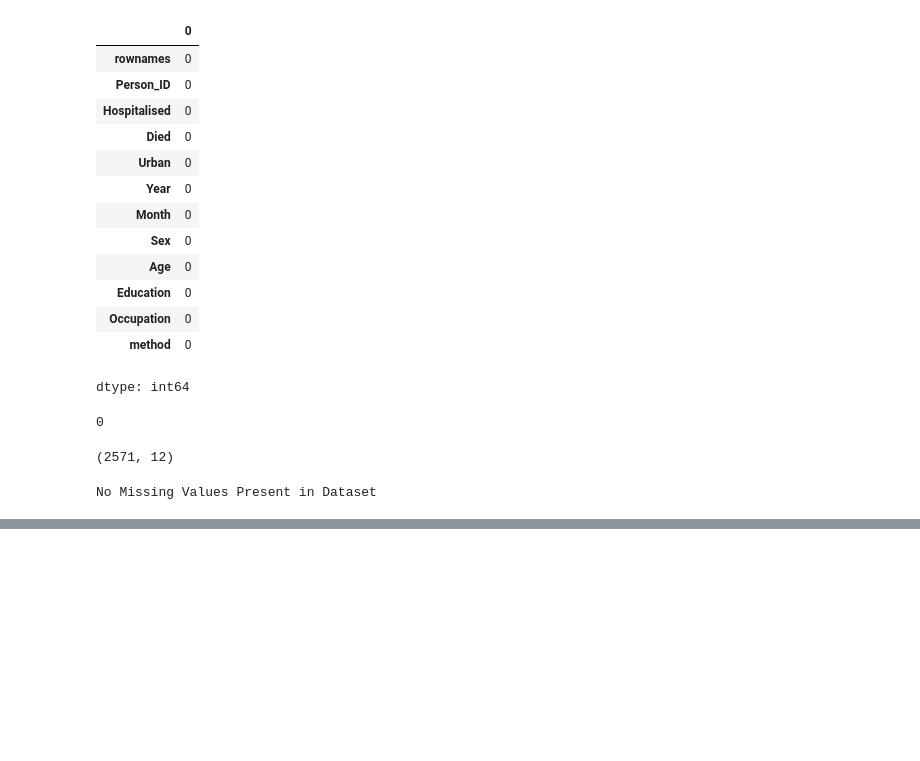
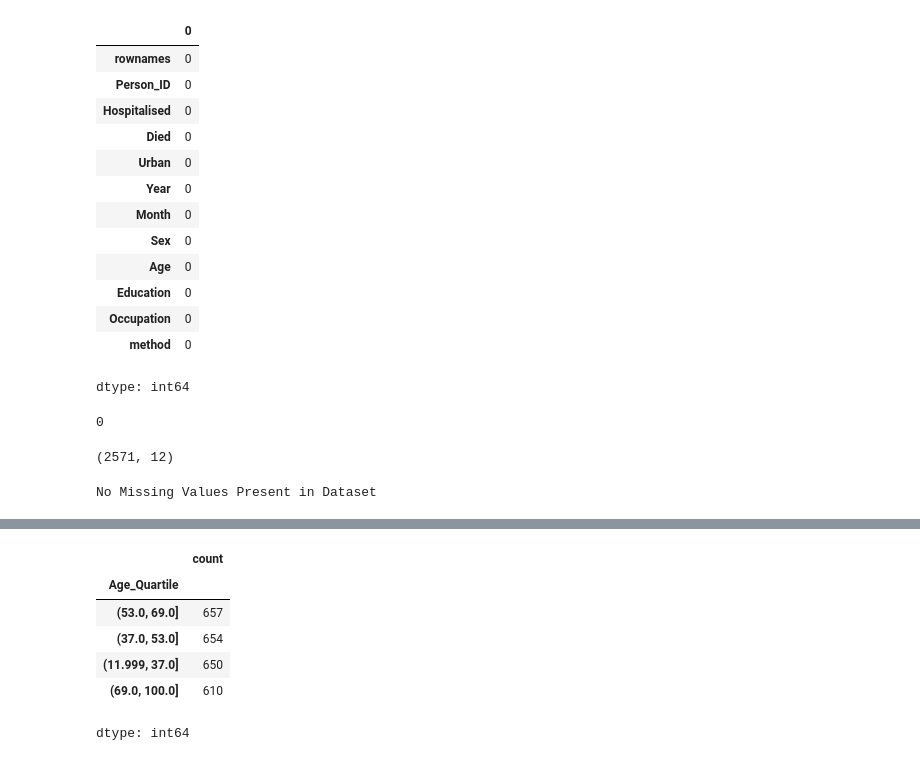
Before and after one commit to kyogeshsagar/K_YOGESH_SAGAR, a Jupyter notebook: EDA_Phase1.ipynb, the cells around one changed output, grey strips where cells are left out. Cells and saved outputs as stored; diff of their text form; code cells hidden in the pictures; blank space fills up the shorter version.

```diff
--- a/EDA_Phase1.ipynb
+++ b/EDA_Phase1.ipynb
@@ -631,0 +912,17 @@ No Missing Values Present in Dataset
+# %%
+# Age Quartiles
+
+transformed_df["Age_Quartile"] = pd.qcut(
+    transformed_df["Age"],
+    q=4
+)
+
+transformed_df["Age_Quartile"].value_counts()
+# %% [output]
+|  | count |
+| Age_Quartile |  |
+| (53.0, 69.0] | 657 |
+| (37.0, 53.0] | 654 |
+| (11.999, 37.0] | 650 |
+| (69.0, 100.0] | 610 |
+dtype: int64
```
Also changed, not shown: parts of 28 cells of this notebook.
